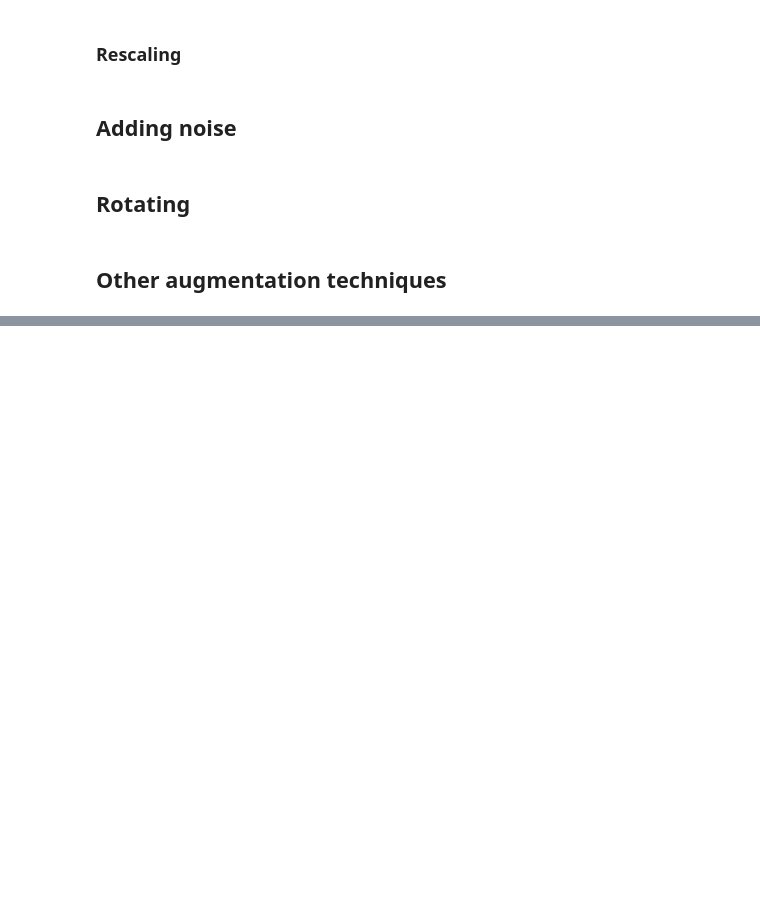
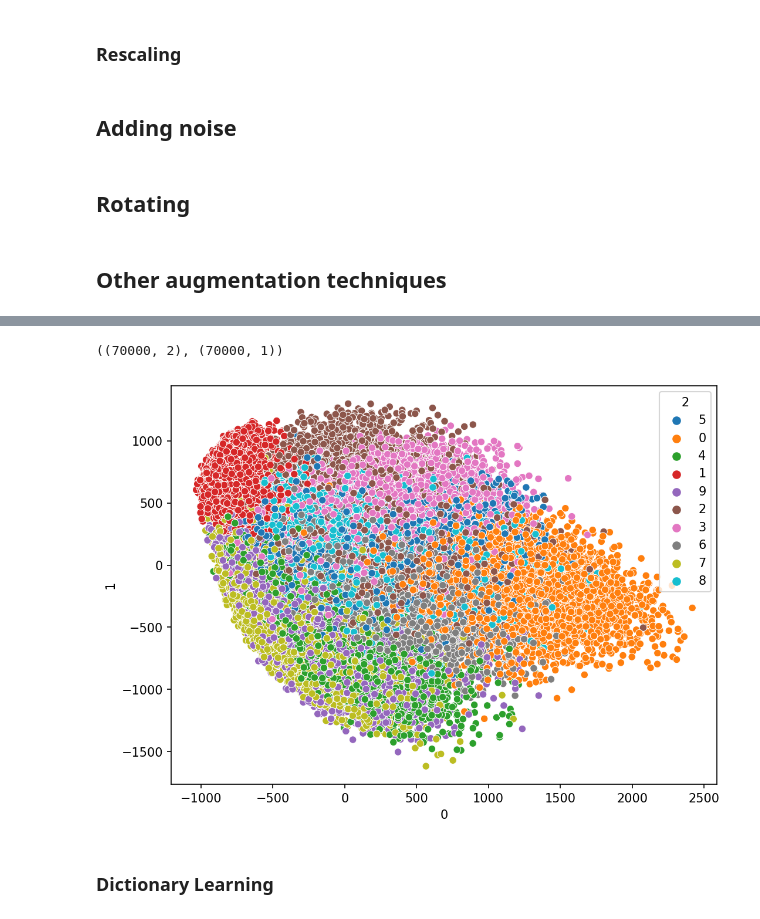
Before and after one commit to Oebele/Deep-lerning-for-beginners, a Jupyter notebook: Preparing_Data.ipynb, the cells around one changed output, grey strips where cells are left out. Cells and saved outputs as stored; diff of their text form; code cells hidden in the pictures; blank space fills up the shorter version.

```diff
--- a/Preparing_Data.ipynb
+++ b/Preparing_Data.ipynb
@@ -311,0 +417,19 @@ x_ = rotate(x, 22)
+# %%
+from sklearn.decomposition import MiniBatchSparsePCA
+
+dr = MiniBatchSparsePCA(n_components=2, batch_size=50,
+                        normalize_components=True)
+X_ = dr.fit_transform(X)
+y = mnist.target.reshape((mnist.target.shape[0], 1))
+# %%
+X_.shape, y.shape
+# %% [output]
+((70000, 2), (70000, 1))
+# %%
+scatter_data = pd.DataFrame(np.append(X_, y, axis=1))
+# %%
+sns.scatterplot(x=scatter_data[0], y=scatter_data[1], hue=scatter_data[2]);
+# %% [output]
+[figure, added]
+# %% [markdown]
+### Dictionary Learning
```
Also changed, not shown: parts of 19 cells of this notebook.
